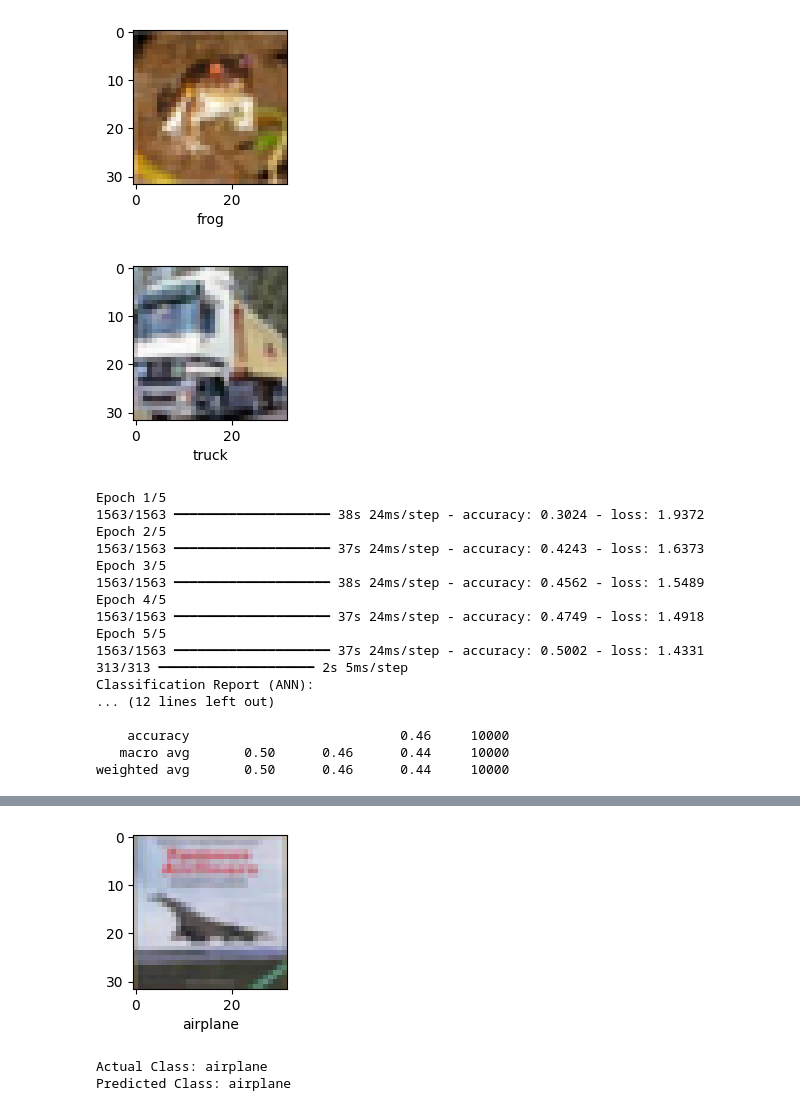
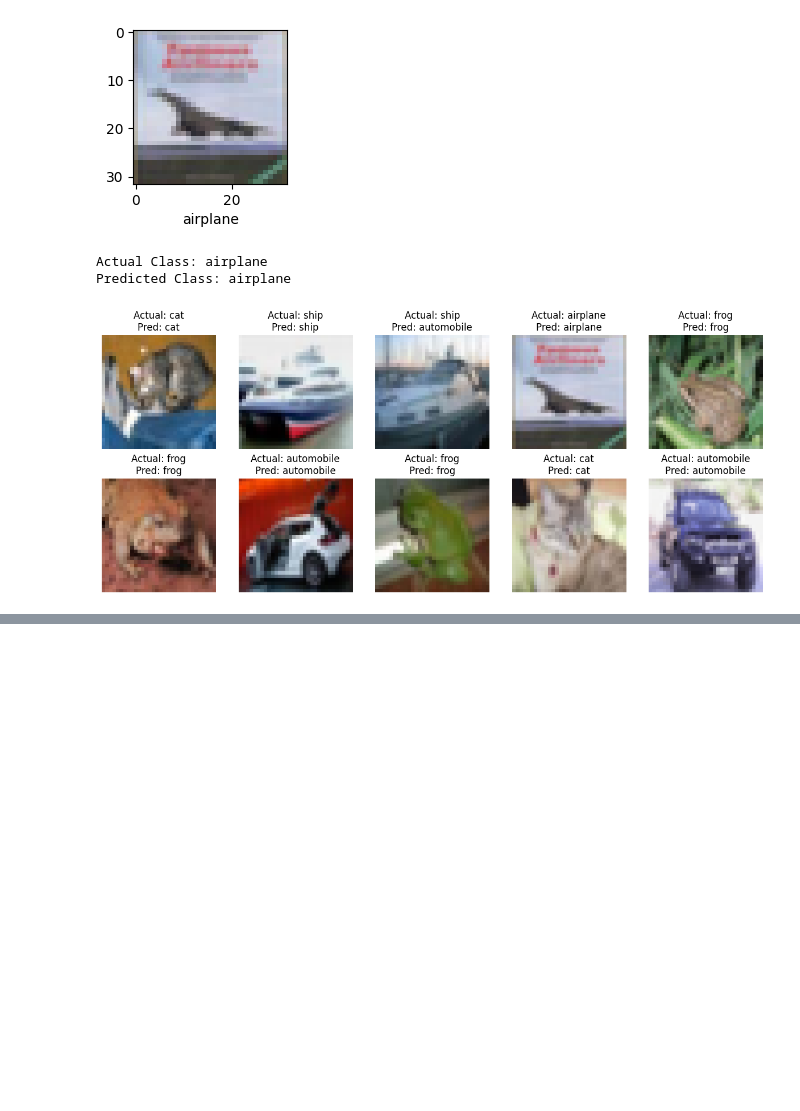
Before and after one commit to dimplemundhra/Image_classification_CNN, a Jupyter notebook: image_classification.ipynb, the cells around one changed output, grey strips where cells are left out. Saved outputs shown, nothing was run; the diff lists cells and outputs as text; code cells hidden in the pictures; blank space fills up the shorter version.

```diff
--- a/image_classification.ipynb
+++ b/image_classification.ipynb
@@ -24,32 +24,9 @@ def plot_sample(X, y, index):
     plt.xlabel(classes[y[index]])
     plt.show()
 
-# Example plots
-plot_sample(X_train, y_train, 0)
-plot_sample(X_train, y_train, 1)
-
 # Normalize
 X_train = X_train / 255.0
 X_test = X_test / 255.0
-
-# ANN model
-ann = models.Sequential([
-    layers.Flatten(input_shape=(32,32,3)),
-    layers.Dense(3000, activation='relu'),
-    layers.Dense(1000, activation='relu'),
-    layers.Dense(10, activation='softmax')
-])
-ann.compile(optimizer='SGD',
-            loss='sparse_categorical_crossentropy',
-            metrics=['accuracy'])
-
-ann.fit(X_train, y_train, epochs=5)
-
-# ANN evaluation
-y_pred = ann.predict(X_test)
-y_pred_classes = [np.argmax(element) for element in y_pred]
-
-print("Classification Report (ANN):\n", classification_report(y_test, y_pred_classes))
 
 # CNN model
 cnn = models.Sequential([
@@ -67,10 +44,11 @@ cnn.compile(optimizer='adam',
             loss='sparse_categorical_crossentropy',
             metrics=['accuracy'])
 
-cnn.fit(X_train, y_train, epochs=10)
+# Train CNN
+cnn.fit(X_train, y_train, epochs=10, verbose=2)
 
 # Evaluate CNN
-cnn.evaluate(X_test,y_test)
+cnn.evaluate(X_test,y_test, verbose=2)
 
 # CNN predictions
 y_pred = cnn.predict(X_test)
@@ -80,4 +58,13 @@ y_pred_classes = [np.argmax(element) for element in y_pred]
 plot_sample(X_test, y_test, 3)
 print("Actual Class:", classes[y_test[3]])
 print("Predicted Class:", classes[y_pred_classes[3]])
+
+# Show first 10 test images with predictions
+plt.figure(figsize=(15, 6))
+for i in range(10):
+    plt.subplot(2, 5, i+1)
+    plt.imshow(X_test[i])
+    plt.title(f"Actual: {classes[y_test[i]]}\nPred: {classes[y_pred_classes[i]]}")
+    plt.axis("off")
+plt.show()
 # %% [output]
@@ -84,19 +88,4 @@ print("Predicted Class:", classes[y_pred_classes[3]])
-[figure, old version]
+[figure, new version]
+Actual Class: airplane
+Predicted Class: airplane
-[figure, old version]
+[figure, new version]
-Epoch 1/5
-1563/1563 ━━━━━━━━━━━━━━━━━━━━ 38s 24ms/step - accuracy: 0.3024 - loss: 1.9372
-Epoch 2/5
-1563/1563 ━━━━━━━━━━━━━━━━━━━━ 37s 24ms/step - accuracy: 0.4243 - loss: 1.6373
-Epoch 3/5
-1563/1563 ━━━━━━━━━━━━━━━━━━━━ 38s 24ms/step - accuracy: 0.4562 - loss: 1.5489
-Epoch 4/5
-1563/1563 ━━━━━━━━━━━━━━━━━━━━ 37s 24ms/step - accuracy: 0.4749 - loss: 1.4918
-Epoch 5/5
-1563/1563 ━━━━━━━━━━━━━━━━━━━━ 37s 24ms/step - accuracy: 0.5002 - loss: 1.4331
-313/313 ━━━━━━━━━━━━━━━━━━━━ 2s 5ms/step
-Classification Report (ANN):
-... (12 lines left out)
-
-    accuracy                           0.46     10000
-   macro avg       0.50      0.46      0.44     10000
-weighted avg       0.50      0.46      0.44     10000
@@ -120,3 +91,0 @@ Epoch 10/10
-[figure, removed]
-Actual Class: airplane
-Predicted Class: airplane
```
Also changed, not shown: parts of 1 cell of this notebook.
